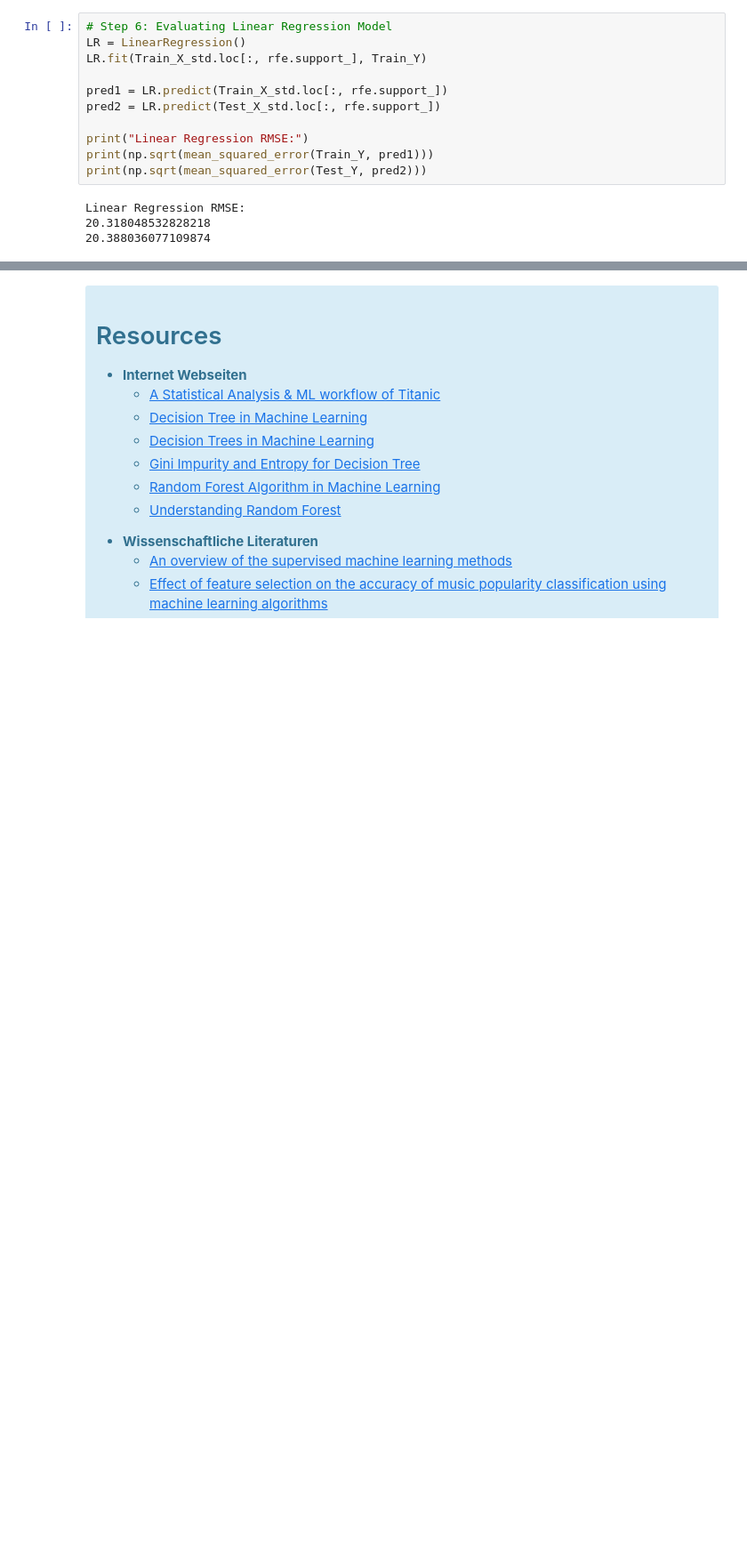
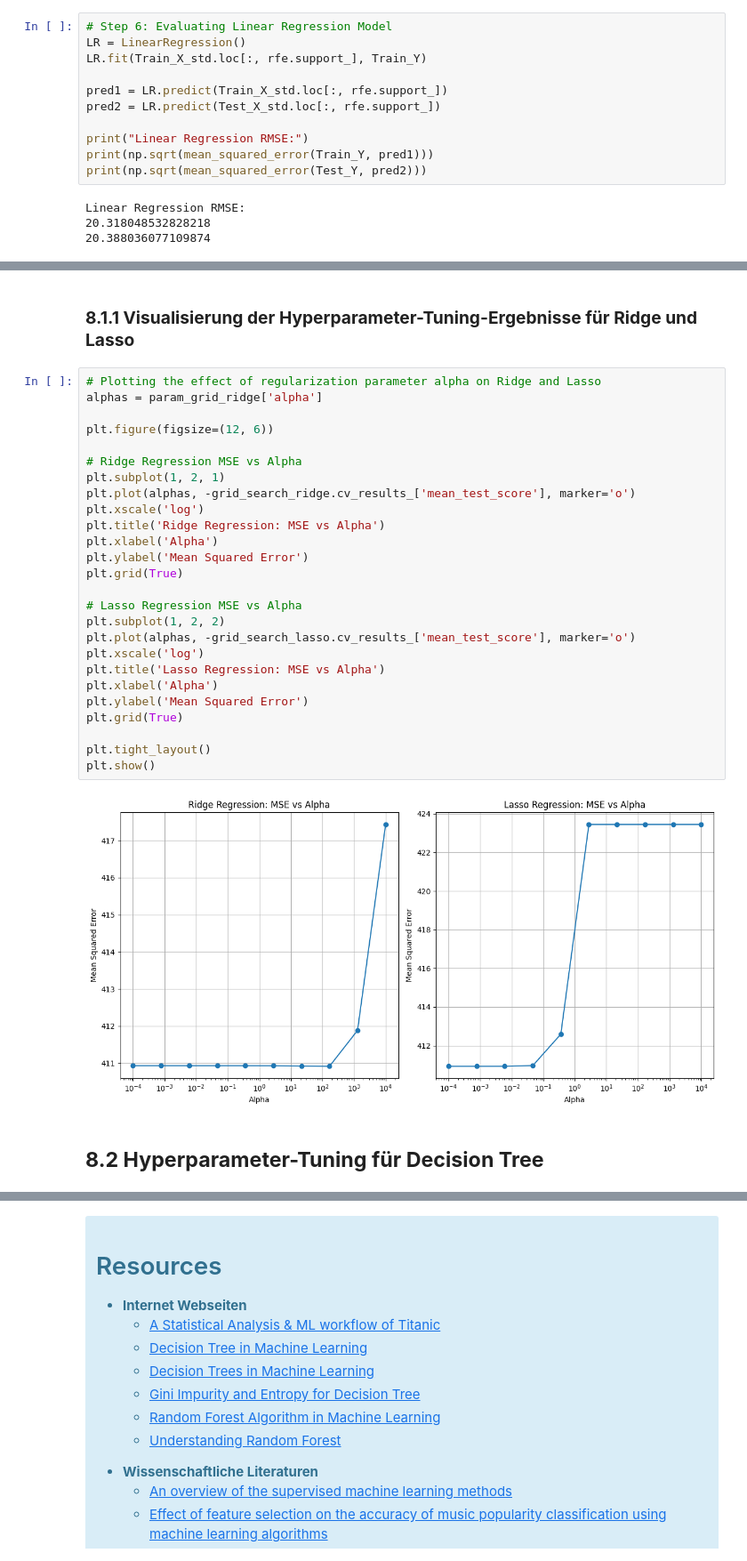
Before and after one commit to mxhmxt/Data-Exploration, a Jupyter notebook: Song_Popularity_Prediction_mit_Quellen.ipynb, the cells around one changed output, grey strips where cells are left out. Shown at 89% size. Cells and saved outputs as stored; diff of their text form; blank space fills up the shorter version.

```diff
--- a/Song_Popularity_Prediction_mit_Quellen.ipynb
+++ b/Song_Popularity_Prediction_mit_Quellen.ipynb
@@ -1234,0 +1216,32 @@ Die Validierung der Vorhersagen zeigt einen Mean Absolute Error von 34.70 und ei
+# %% [markdown]
+### **8.1.1 Visualisierung der Hyperparameter-Tuning-Ergebnisse für Ridge und Lasso**
+# %%
+# Plotting the effect of regularization parameter alpha on Ridge and Lasso
+alphas = param_grid_ridge['alpha']
+
+plt.figure(figsize=(12, 6))
+
+# Ridge Regression MSE vs Alpha
+plt.subplot(1, 2, 1)
+plt.plot(alphas, -grid_search_ridge.cv_results_['mean_test_score'], marker='o')
+plt.xscale('log')
+plt.title('Ridge Regression: MSE vs Alpha')
+plt.xlabel('Alpha')
+plt.ylabel('Mean Squared Error')
+plt.grid(True)
+
+# Lasso Regression MSE vs Alpha
+plt.subplot(1, 2, 2)
+plt.plot(alphas, -grid_search_lasso.cv_results_['mean_test_score'], marker='o')
+plt.xscale('log')
+plt.title('Lasso Regression: MSE vs Alpha')
+plt.xlabel('Alpha')
+plt.ylabel('Mean Squared Error')
+plt.grid(True)
+
+plt.tight_layout()
+plt.show()
+# %% [output]
+[figure, added]
+# %% [markdown]
+## **8.2 Hyperparameter-Tuning für Decision Tree**
```
Also changed, not shown: parts of 154 cells of this notebook.
